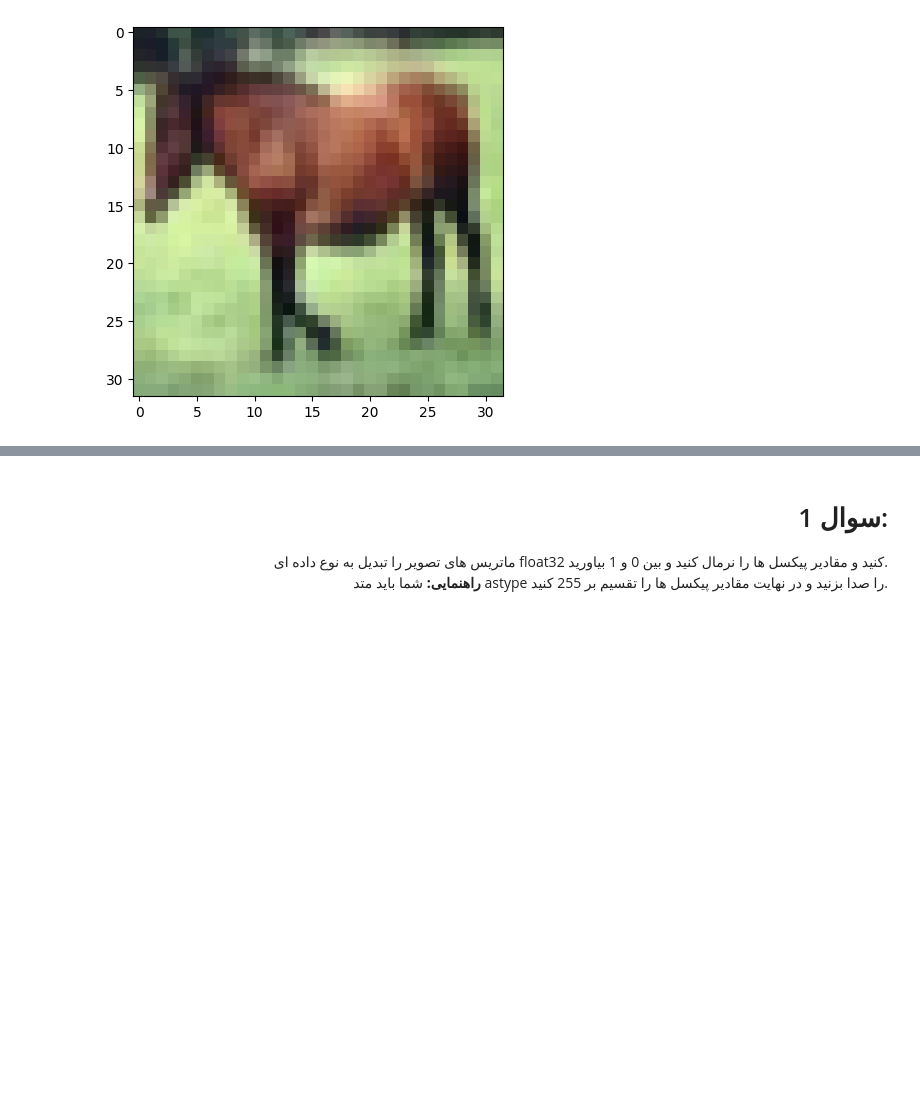
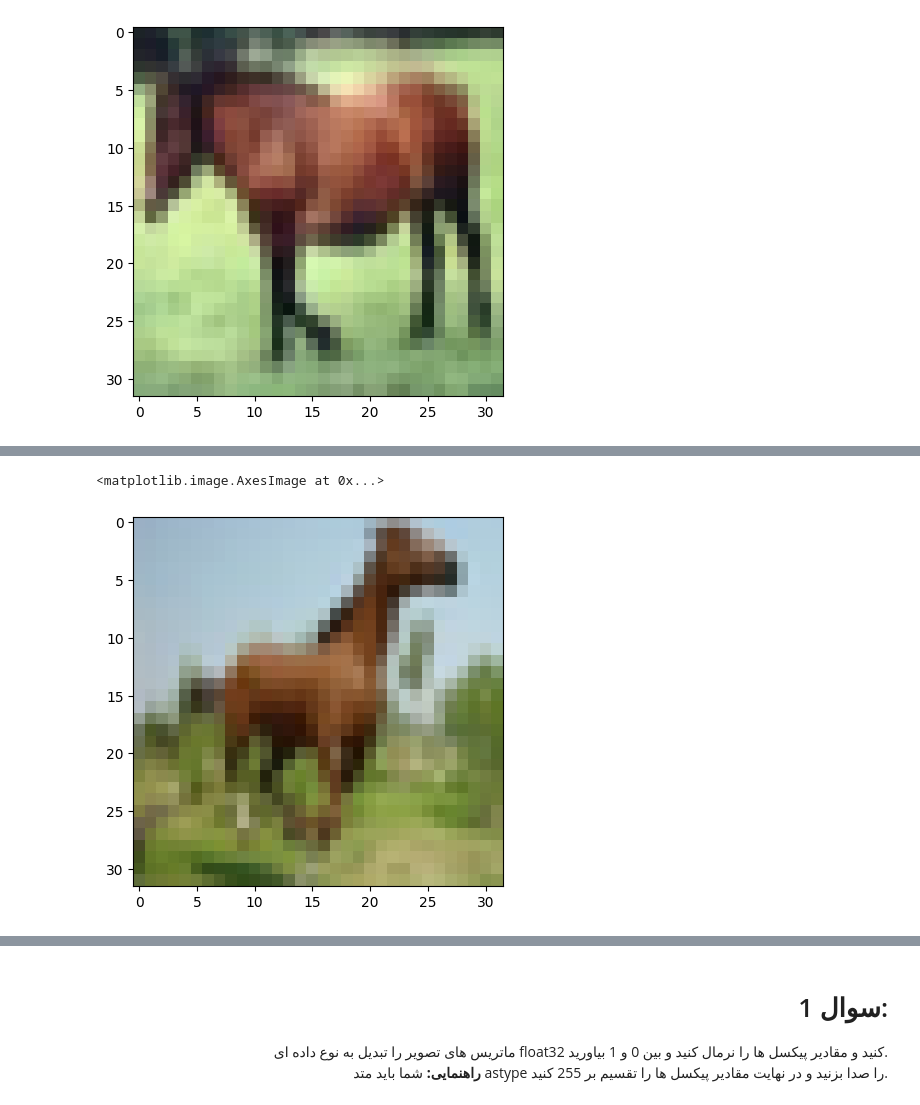
Before and after one commit to baharehbehrouz/DL, a Jupyter notebook: homework/ex2-conv-cifar10-in-colab.ipynb, the cells around one changed output, grey strips where cells are left out. Saved outputs shown, nothing was run; the diff lists cells and outputs as text; code cells hidden in the pictures; blank space fills up the shorter version.

```diff
--- a/homework/ex2-conv-cifar10-in-colab.ipynb
+++ b/homework/ex2-conv-cifar10-in-colab.ipynb
@@ -92,0 +74,5 @@ plt.imshow(x_train[7])
+# %%
+plt.imshow(x_train[256])
+# %% [output]
+<matplotlib.image.AxesImage at 0x...>
+[figure, added]
```
Also changed, not shown: parts of 22 cells of this notebook.
